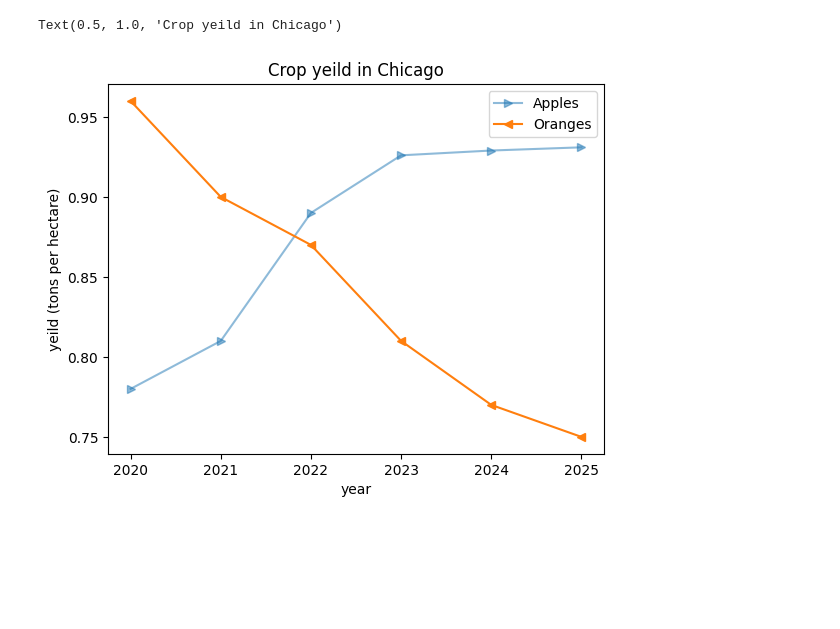
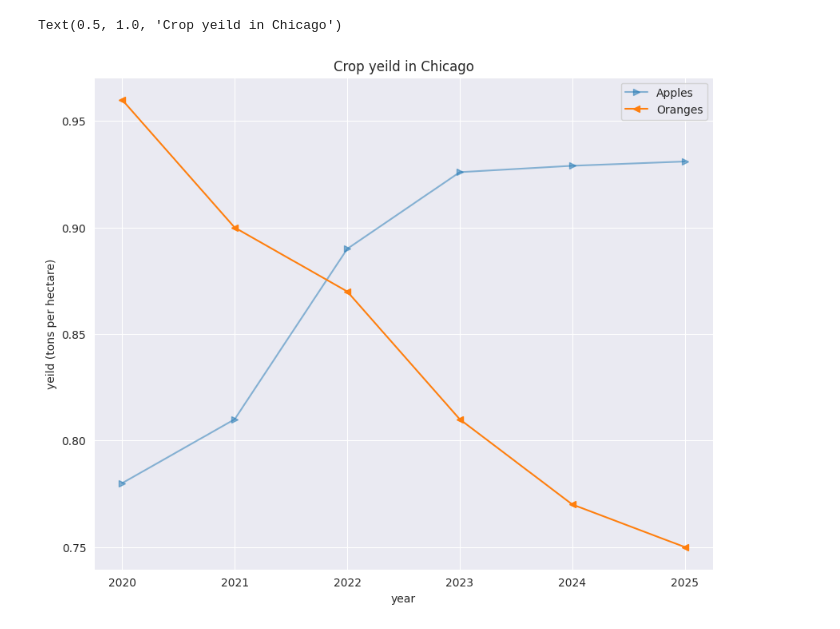
Before and after one commit to pramodreddypandiri/DA, a Jupyter notebook: DA.ipynb, the cells around one changed output. Saved outputs shown, nothing was run; the diff lists cells and outputs as text; code cells hidden in the pictures; blank space fills up the shorter version.

```diff
--- a/DA.ipynb
+++ b/DA.ipynb
@@ -73,28 +73,34 @@ covid_df.TotalPositiveCases.plot(figsize=(14,8), kind = 'bar', title = 'Total Po
 covid_df_groupby_month.TotalPositiveCases.plot(figsize=(12,8))
 # %%
 !pip install matplotlib seaborn --upgrade --quiet
+import matplotlib
 import matplotlib.pyplot as plt
 import seaborn as sns
 %matplotlib inline
+matplotlib.rcParams['font.size'] = 14
 # %%
 yeild_apples = [0.78, 0.81, 0.89, 0.926, 0.929, 0.931]
 yeild_oranges = [0.96, 0.90, 0.87, 0.81, 0.77, 0.75]
 years = range(2020, 2026)
+# %%
+sns.set_style('darkgrid')
 # %%
+plt.figure(figsize = (10, 8))
 plt.plot(years, yeild_apples, marker='>', alpha=0.5)
 plt.plot(years, yeild_oranges, marker='<')
 #alpha = opacity
 #c = color
 #ls = '-' #linestyle
 #lw = linewidth = 3
 #markersize ms
 #markeredgewidth mew
 #markeredgecolor mec
 #markerfacecolor mfc (color of the filling)
+
 plt.legend(['Apples', 'Oranges'])
 plt.xlabel('year')
 plt.ylabel('yeild (tons per hectare)')
 plt.title('Crop yeild in Chicago')
 # %% [output]
 Text(0.5, 1.0, 'Crop yeild in Chicago')
-[figure, old version]
+[figure, new version]
```
Also changed, not shown: parts of 6 cells of this notebook.
